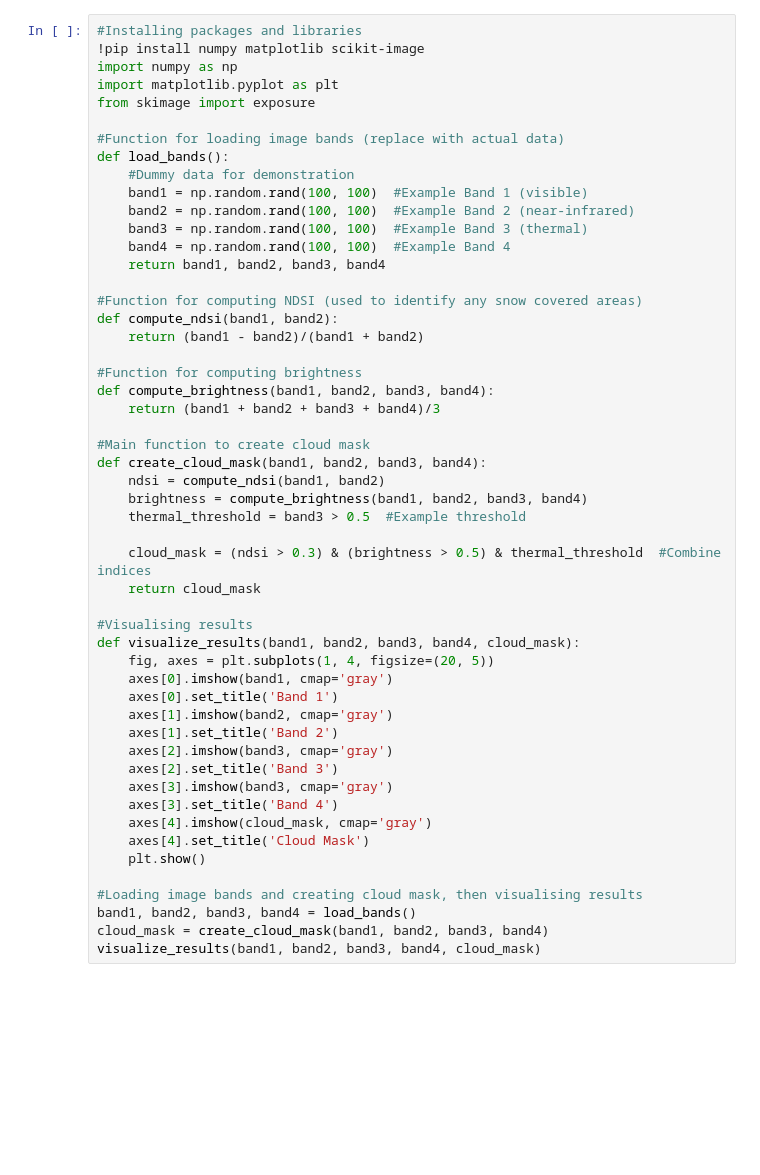
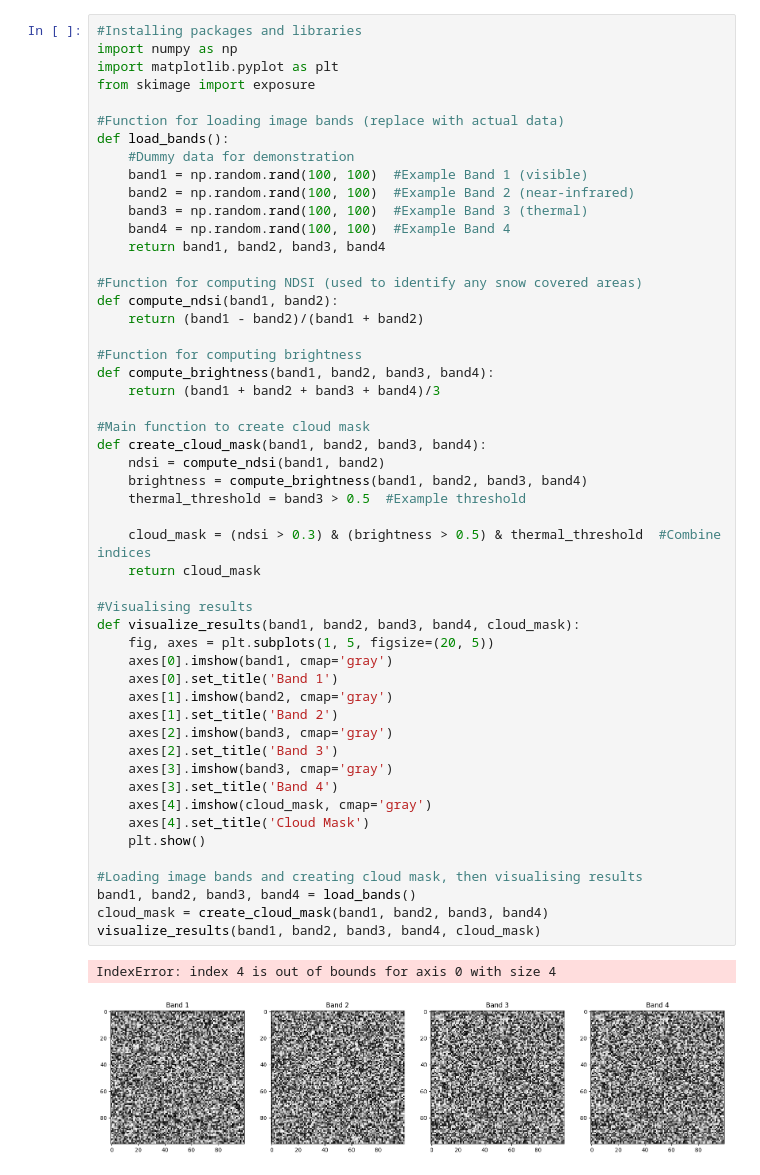
Before and after one commit to OirthirSAT/processing-python, a Jupyter notebook: cloud-mask/cloud-mask.ipynb, the cells around one changed output. Saved outputs shown, nothing was run; the diff lists cells and outputs as text; blank space fills up the shorter version.

```diff
--- a/cloud-mask/cloud-mask.ipynb
+++ b/cloud-mask/cloud-mask.ipynb
@@ -1,6 +1,5 @@
 # %%
 #Installing packages and libraries
-!pip install numpy matplotlib scikit-image
 import numpy as np
 import matplotlib.pyplot as plt
 from skimage import exposure
@@ -22,31 +21,34 @@ def compute_ndsi(band1, band2):
 def compute_brightness(band1, band2, band3, band4):
     return (band1 + band2 + band3 + band4)/3
 
 #Main function to create cloud mask
 def create_cloud_mask(band1, band2, band3, band4):
     ndsi = compute_ndsi(band1, band2)
     brightness = compute_brightness(band1, band2, band3, band4)
     thermal_threshold = band3 > 0.5  #Example threshold
 
     cloud_mask = (ndsi > 0.3) & (brightness > 0.5) & thermal_threshold  #Combine indices
     return cloud_mask
 
 #Visualising results
 def visualize_results(band1, band2, band3, band4, cloud_mask):
-    fig, axes = plt.subplots(1, 4, figsize=(20, 5))
+    fig, axes = plt.subplots(1, 5, figsize=(20, 5))
     axes[0].imshow(band1, cmap='gray')
     axes[0].set_title('Band 1')
     axes[1].imshow(band2, cmap='gray')
     axes[1].set_title('Band 2')
     axes[2].imshow(band3, cmap='gray')
     axes[2].set_title('Band 3')
     axes[3].imshow(band3, cmap='gray')
     axes[3].set_title('Band 4')
     axes[4].imshow(cloud_mask, cmap='gray')
     axes[4].set_title('Cloud Mask')
     plt.show()
 
 #Loading image bands and creating cloud mask, then visualising results
 band1, band2, band3, band4 = load_bands()
 cloud_mask = create_cloud_mask(band1, band2, band3, band4)
 visualize_results(band1, band2, band3, band4, cloud_mask)
+# %% [output]
+IndexError: index 4 is out of bounds for axis 0 with size 4
+[figure, added]
```
Also changed, not shown: 1 other file.
